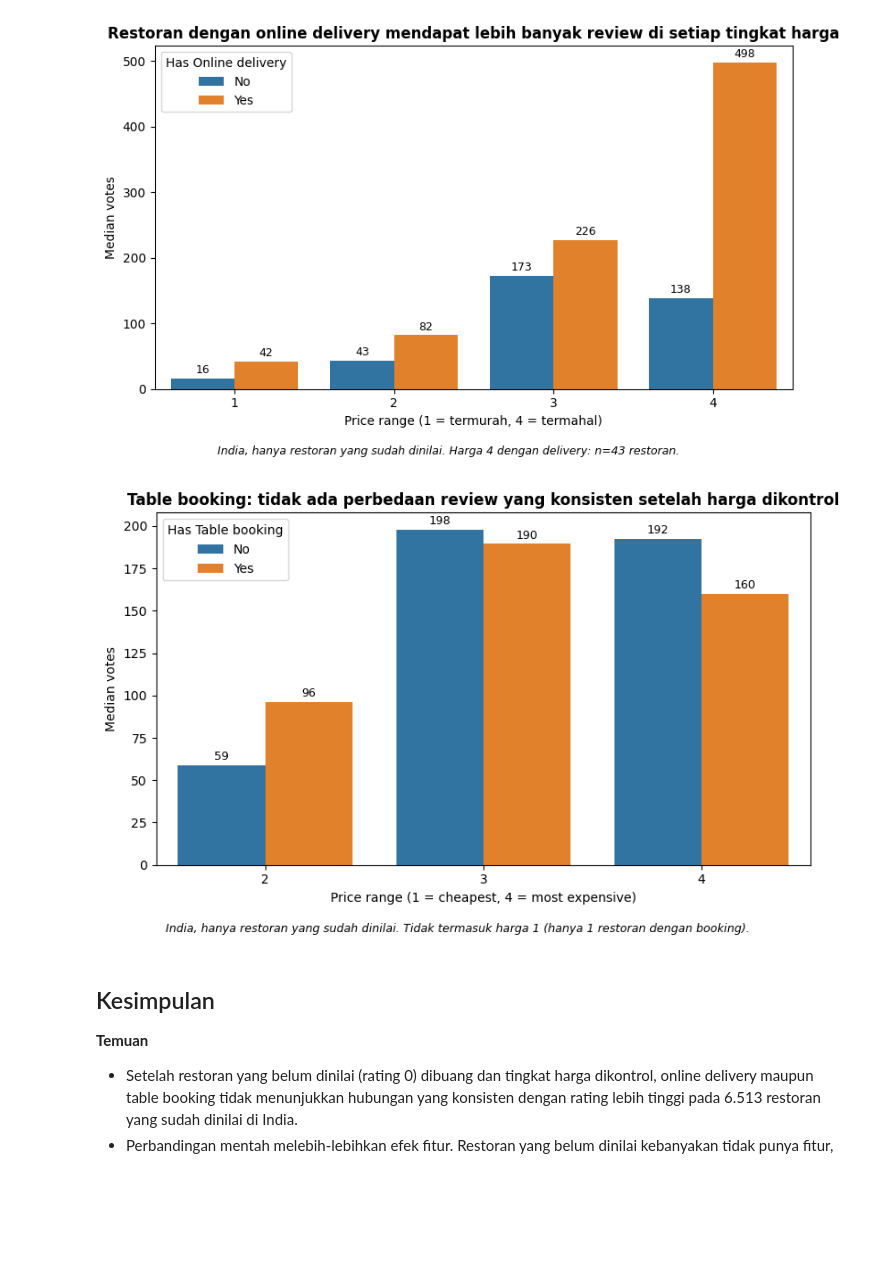
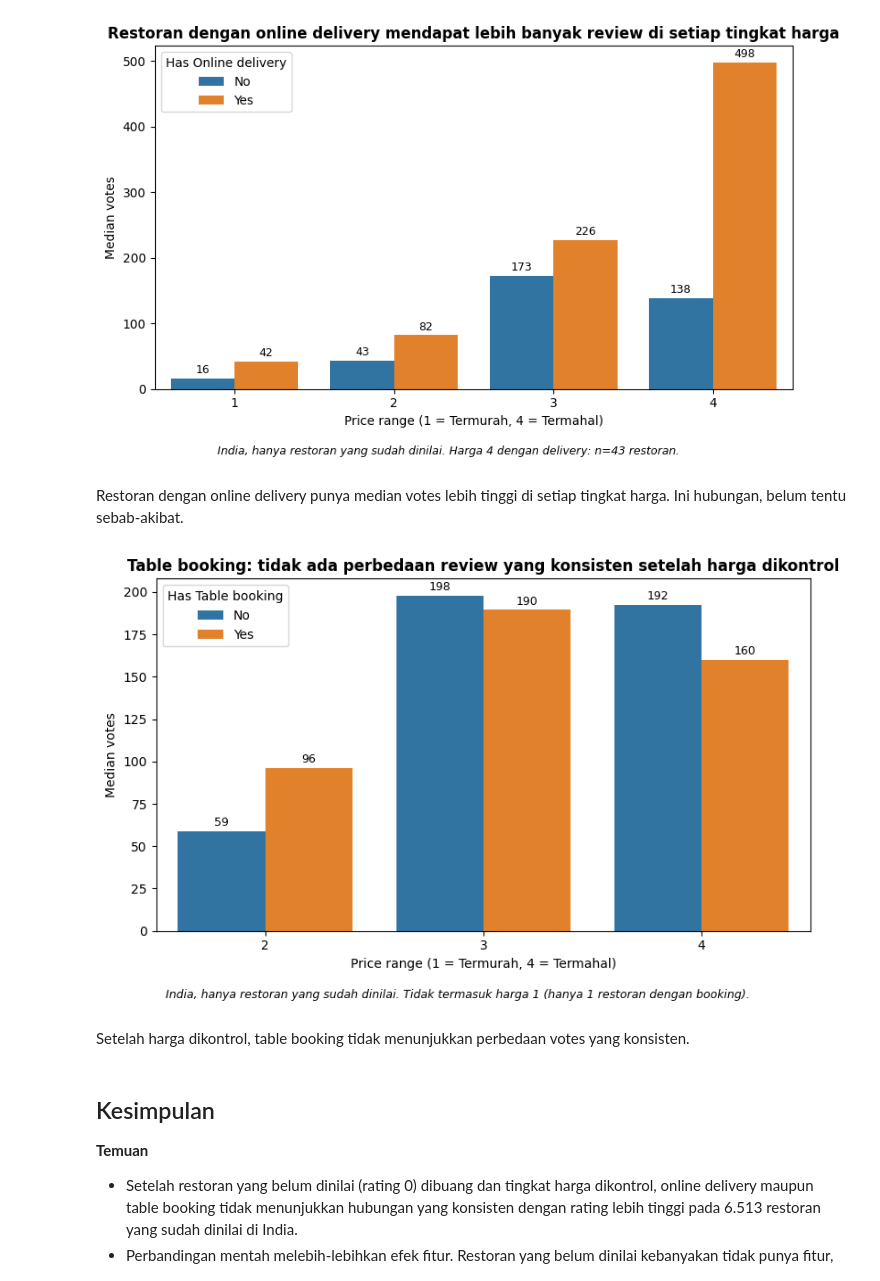
Before and after one commit to ZikriAzzuri5/zomato-india-features-ratings-analysis, a Jupyter notebook: zomato-india-features-ratings-analysis.ipynb, the cells around one changed output. Drawn from its saved outputs; the diff is of its cells as text; code cells hidden in the pictures; blank space fills up the shorter version.

```diff
--- a/zomato-india-features-ratings-analysis.ipynb
+++ b/zomato-india-features-ratings-analysis.ipynb
@@ -332,28 +369,32 @@ plt.tight_layout(rect=[0, 0.04, 1, 1])
 plt.show()
 # %% [output]
 [figure]
+# %% [markdown]
+Restoran dengan online delivery punya median votes lebih tinggi di setiap tingkat harga. Ini hubungan, belum tentu sebab-akibat.
 # %%
 fig, ax = plt.subplots(figsize=(8, 5))
 
 sns.barplot(data=data_tb, x='Price range', y='Votes',
             hue='Has Table booking', order=[2, 3, 4], hue_order=HUE_ORDER,
             estimator='median', errorbar=None, ax=ax)
 
 for c in ax.containers:
     ax.bar_label(c, fmt='%.0f', padding=2, fontsize=9)
 
 ax.set_title("Table booking: tidak ada perbedaan review yang konsisten setelah harga dikontrol",
              fontsize=12, fontweight='bold')
-ax.set_xlabel("Price range (1 = cheapest, 4 = most expensive)")
+ax.set_xlabel("Price range (1 = Termurah, 4 = Termahal)")
 ax.set_ylabel("Median votes")
 
 fig.text(0.5, 0.01, "India, hanya restoran yang sudah dinilai. Tidak termasuk harga 1 (hanya 1 restoran dengan booking).",
          ha='center', fontsize=9, style='italic')
 
 plt.tight_layout(rect=[0, 0.04, 1, 1])
 plt.show()
 # %% [output]
-[figure, old version]
+[figure, new version]
+# %% [markdown]
+Setelah harga dikontrol, table booking tidak menunjukkan perbedaan votes yang konsisten.
 # %% [markdown]
 ## Kesimpulan
 
```
Also changed, not shown: parts of 26 cells of this notebook.
